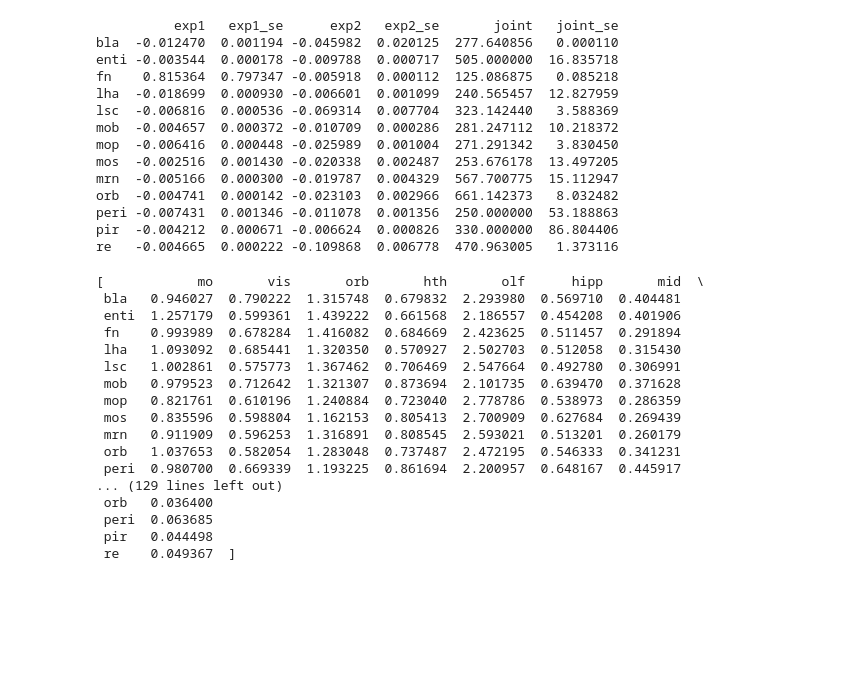
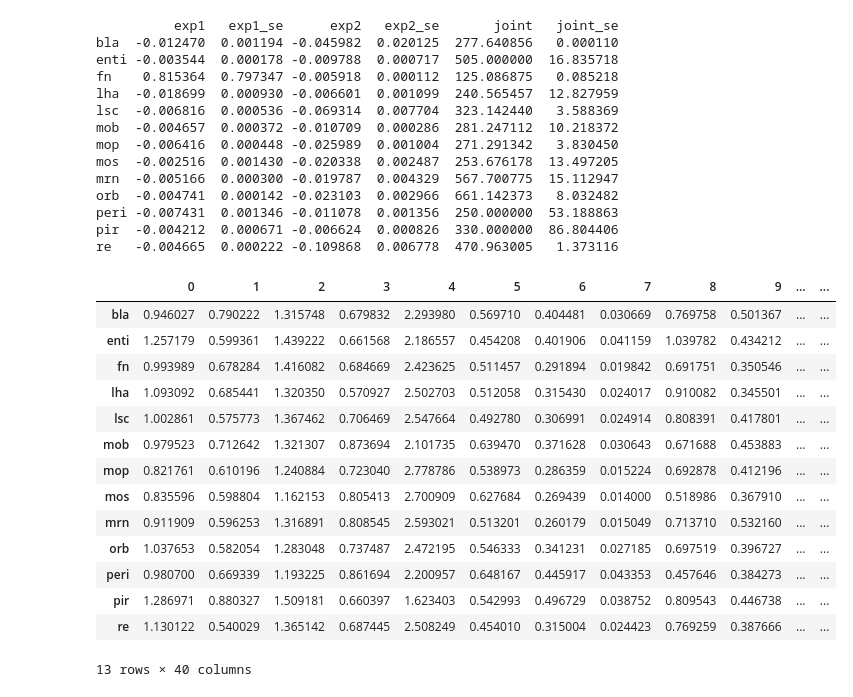
Before and after one commit to csndl-iitd/srg-tes-epilepsy-models, a Jupyter notebook: analysis/notebooks/Analyse Fit Fpt St Error.ipynb, the cells around one changed output. Saved outputs shown, nothing was run; the diff lists cells and outputs as text; code cells hidden in the pictures; blank space fills up the shorter version.

```diff
--- a/analysis/notebooks/Analyse Fit Fpt St Error.ipynb
+++ b/analysis/notebooks/Analyse Fit Fpt St Error.ipynb
@@ -1085,23 +1085,22 @@ orb  -0.004741  0.000142 -0.023103  0.002966  661.142373   8.032482
 peri -0.007431  0.001346 -0.011078  0.001356  250.000000  53.188863
 pir  -0.004212  0.000671 -0.006624  0.000826  330.000000  86.804406
 re   -0.004665  0.000222 -0.109868  0.006778  470.963005   1.373116
-# %%
-reader.data_read_pkl('results/figures/fig4c_data.pkl')
-# %% [output]
-[            mo       vis       orb       hth       olf      hipp       mid  \
- bla   0.946027  0.790222  1.315748  0.679832  2.293980  0.569710  0.404481
- enti  1.257179  0.599361  1.439222  0.661568  2.186557  0.454208  0.401906
- fn    0.993989  0.678284  1.416082  0.684669  2.423625  0.511457  0.291894
- lha   1.093092  0.685441  1.320350  0.570927  2.502703  0.512058  0.315430
- lsc   1.002861  0.575773  1.367462  0.706469  2.547664  0.492780  0.306991
- mob   0.979523  0.712642  1.321307  0.873694  2.101735  0.639470  0.371628
- mop   0.821761  0.610196  1.240884  0.723040  2.778786  0.538973  0.286359
- mos   0.835596  0.598804  1.162153  0.805413  2.700909  0.627684  0.269439
- mrn   0.911909  0.596253  1.316891  0.808545  2.593021  0.513201  0.260179
- orb   1.037653  0.582054  1.283048  0.737487  2.472195  0.546333  0.341231
- peri  0.980700  0.669339  1.193225  0.861694  2.200957  0.648167  0.445917
-... (129 lines left out)
- orb   0.036400
- peri  0.063685
- pir   0.044498
- re    0.049367  ]
+# %%
+data_d=reader.data_read_bz2('results/figures/fig4d_data.pkl')
+data_d
+# %% [output]
+|  | 0 | 1 | 2 | 3 | 4 | 5 | 6 | 7 | 8 | 9 | ... | ... |
+| bla | 0.946027 | 0.790222 | 1.315748 | 0.679832 | 2.293980 | 0.569710 | 0.404481 | 0.030669 | 0.769758 | 0.501367 | ... | ... |
+| enti | 1.257179 | 0.599361 | 1.439222 | 0.661568 | 2.186557 | 0.454208 | 0.401906 | 0.041159 | 1.039782 | 0.434212 | ... | ... |
+| fn | 0.993989 | 0.678284 | 1.416082 | 0.684669 | 2.423625 | 0.511457 | 0.291894 | 0.019842 | 0.691751 | 0.350546 | ... | ... |
+| lha | 1.093092 | 0.685441 | 1.320350 | 0.570927 | 2.502703 | 0.512058 | 0.315430 | 0.024017 | 0.910082 | 0.345501 | ... | ... |
+| lsc | 1.002861 | 0.575773 | 1.367462 | 0.706469 | 2.547664 | 0.492780 | 0.306991 | 0.024914 | 0.808391 | 0.417801 | ... | ... |
+| mob | 0.979523 | 0.712642 | 1.321307 | 0.873694 | 2.101735 | 0.639470 | 0.371628 | 0.030643 | 0.671688 | 0.453883 | ... | ... |
+| mop | 0.821761 | 0.610196 | 1.240884 | 0.723040 | 2.778786 | 0.538973 | 0.286359 | 0.015224 | 0.692878 | 0.412196 | ... | ... |
+| mos | 0.835596 | 0.598804 | 1.162153 | 0.805413 | 2.700909 | 0.627684 | 0.269439 | 0.014000 | 0.518986 | 0.367910 | ... | ... |
+| mrn | 0.911909 | 0.596253 | 1.316891 | 0.808545 | 2.593021 | 0.513201 | 0.260179 | 0.015049 | 0.713710 | 0.532160 | ... | ... |
+| orb | 1.037653 | 0.582054 | 1.283048 | 0.737487 | 2.472195 | 0.546333 | 0.341231 | 0.027185 | 0.697519 | 0.396727 | ... | ... |
+| peri | 0.980700 | 0.669339 | 1.193225 | 0.861694 | 2.200957 | 0.648167 | 0.445917 | 0.043353 | 0.457646 | 0.384273 | ... | ... |
+| pir | 1.286971 | 0.880327 | 1.509181 | 0.660397 | 1.623403 | 0.542993 | 0.496729 | 0.038752 | 0.809543 | 0.446738 | ... | ... |
+| re | 1.130122 | 0.540029 | 1.365142 | 0.687445 | 2.508249 | 0.454010 | 0.315004 | 0.024423 | 0.769259 | 0.387666 | ... | ... |
+13 rows × 40 columns
```
Also changed, not shown: parts of 2 cells of this notebook, 1 other file.
